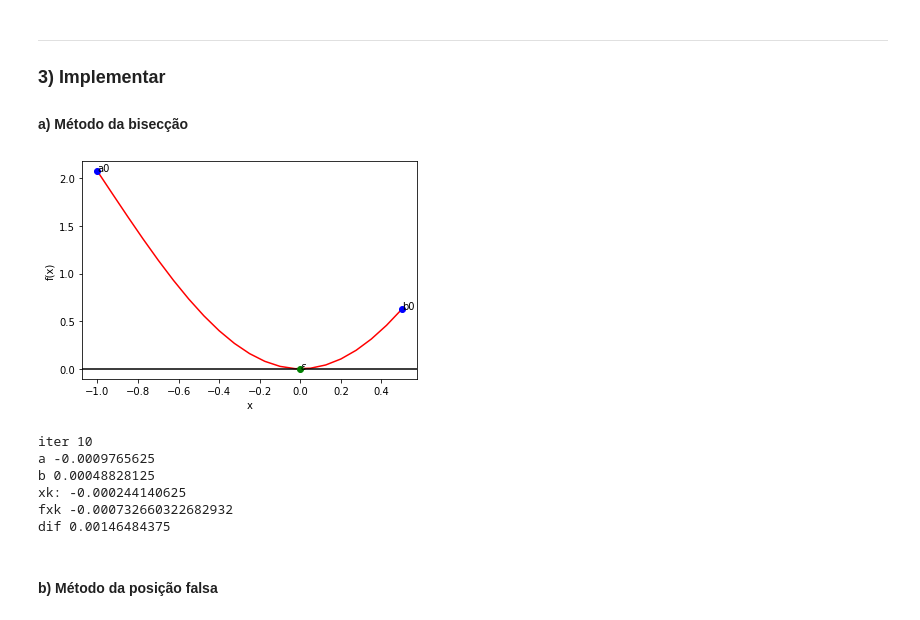
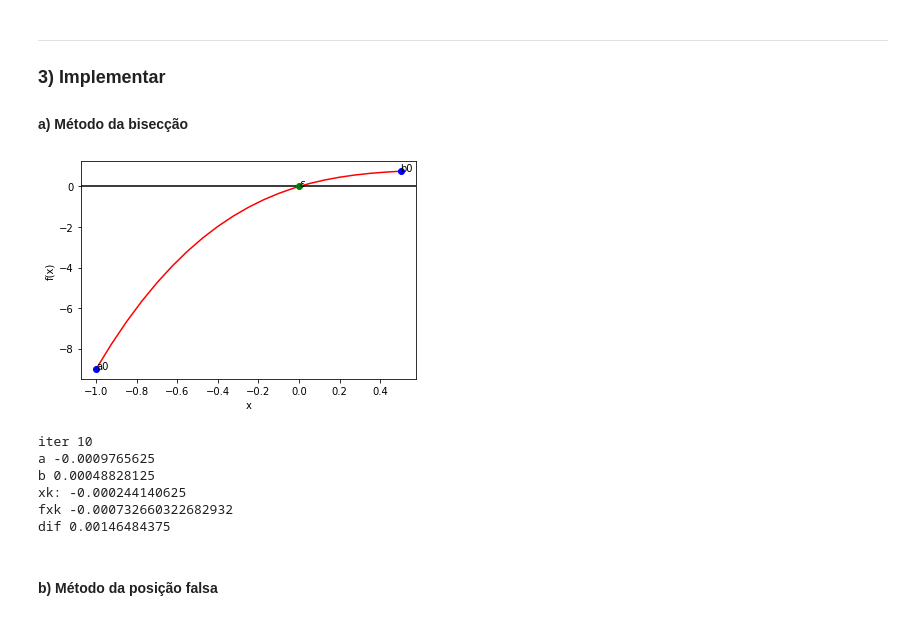
Before and after one commit to HenrickyL/computational-mathematics, a Jupyter notebook: Cap 2/Trabalho01/trabalho.ipynb, the cells around one changed output. Cells and saved outputs as stored; diff of their text form; code cells hidden in the pictures.

```diff
--- a/Cap 2/Trabalho01/trabalho.ipynb
+++ b/Cap 2/Trabalho01/trabalho.ipynb
@@ -409,17 +408,17 @@ def biseccao(a,b,F,E,withGraph=True):
     if(withGraph):
         step = abs(b-a)*0.05
         x = np.arange(aa,bb+step,step)
-        y= f(x)
+        y= F(x)
         plt.xlabel('x')
         plt.ylabel('f(x)')
 
         plt.plot(x,y,'-r')
         #dots
-        plt.plot(aa,f(aa),'ob')
-        plt.text(aa,f(aa),"a0")
+        plt.plot(aa,F(aa),'ob')
+        plt.text(aa,F(aa),"a0")
 
-        plt.plot(bb,f(bb),'ob')
-        plt.text(bb,f(bb),'b0')
+        plt.plot(bb,F(bb),'ob')
+        plt.text(bb,F(bb),'b0')
 
         plt.axhline(y=0, color='k')
 
@@ -441,34 +440,34 @@ def biseccao(a,b,F,E,withGraph=True):
 
     while(abs(fxk) > E and dif > E ):
         aa = a
         bb = b
 
         iter = iter + 1
         xk = (a+b)/2
         fxk= F(xk)
         dif = abs(a-b)
 
 
 
         if((xk+b)/2)*fxk < 0:
             a = xk
         else:
             b = xk
 
     if(withGraph):
         plt.plot(xk,fxk,'og')
         plt.text(xk,fxk,r'$\varepsilon$')
         plt.show()
     print("iter", iter)
     print("a", aa)
     print("b", bb)
     print("xk:", xk)
     print("fxk", fxk)
     print("dif", dif,"\n")
 
 biseccao(-1,0.5,lambda x:2*x**3 -4*x**2 + 3*x,0.001)
 # %% [output]
-[figure, old version]
+[figure, new version]
 iter 10
 a -0.0009765625
 b 0.00048828125
```
Also changed, not shown: parts of 1 cell of this notebook.
